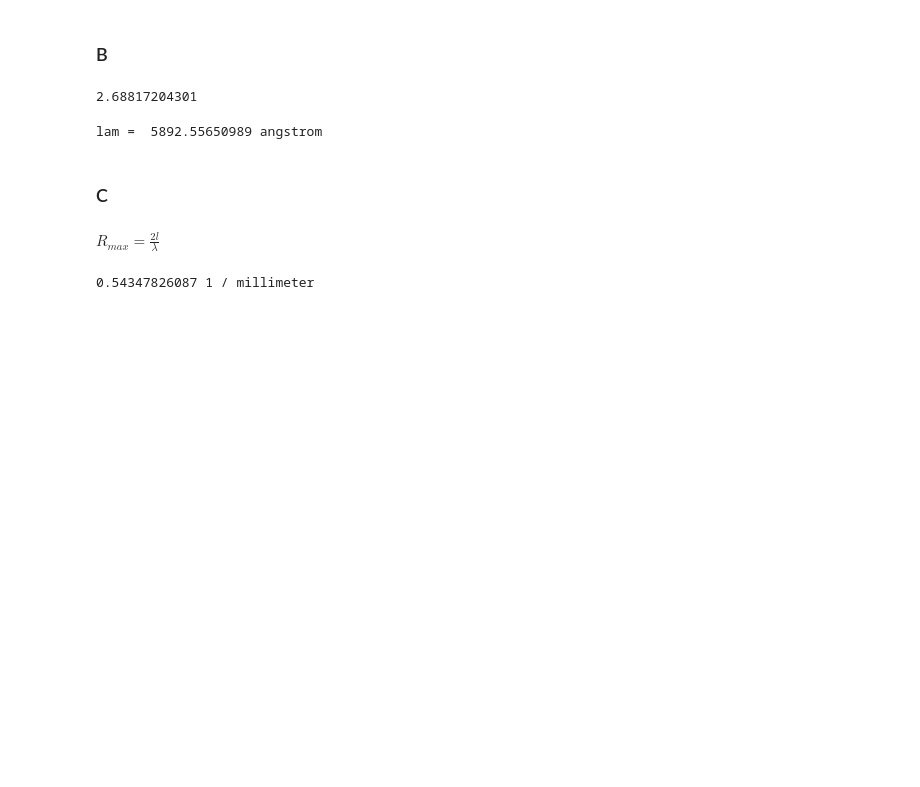
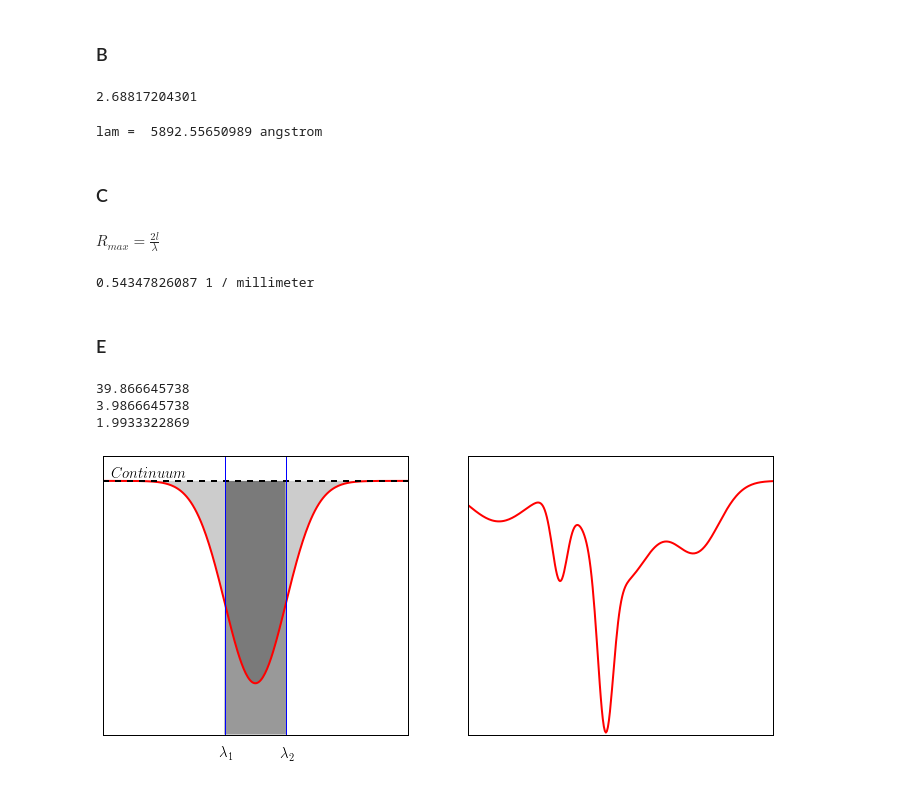
Before and after one commit to jhaux/AstroTech, a Jupyter notebook: zettel4/calculations.ipynb, the cells around one changed output. Drawn from its saved outputs; the diff is of its cells as text; code cells hidden in the pictures; blank space fills up the shorter version.

```diff
--- a/zettel4/calculations.ipynb
+++ b/zettel4/calculations.ipynb
@@ -90,3 +91,5 @@ G = 1/g
 print G.to(1/ureg.mm)
 # %% [output]
 0.54347826087 1 / millimeter
+# %% [markdown]
+### E
@@ -92,0 +112,41 @@ print G.to(1/ureg.mm)
+# %%
+A = np.sum((C - Y1) * (20./RES))
+print A
+l = A / C
+print l
+L = l/2.
+print L
+
+YA = np.zeros(RES)
+YA[Xs>-L] = C
+YA[Xs>L] = 0
+# %% [output]
+39.866645738
+3.9866645738
+1.9933322869
+# %%
+f, AX = plt.subplots(1,2, figsize=(12,5))
+
+(ax1, ax2) = AX
+ax1.fill_between(Xs, C*np.ones(RES), Y1, alpha = 0.2, color='k', edgecolor='None')
+ax1.fill_between(Xs, C*np.zeros(RES), YA, alpha = 0.4, color='k', edgecolor='None')
+ax1.plot(Xs, Y1, 'r-', lw=2)
+ax1.plot(Xs, C*np.ones(RES), 'k--', lw=2)
+
+ax1.axvline(-L)
+ax1.axvline(L)
+
+ax1.text(-L-0.4,-1, '$\\lambda_1$', fontsize=15)
+ax1.text( L-0.4,-1, '$\\lambda_2$', fontsize=15)
+ax1.text( -9.5,C+0.15, '$Continuum$', fontsize=15)
+
+ax2.plot(Xs, Y2, 'r', lw=2)
+
+for ax in AX:
+    ax.set_xticks([])
+    ax.set_yticks([])
+    ax.set_ylim(0,11)
+
+f.savefig('./pic/ew.pdf')
+# %% [output]
+[figure, added]
```
Also changed, not shown: parts of 6 cells of this notebook, 2 other files.
